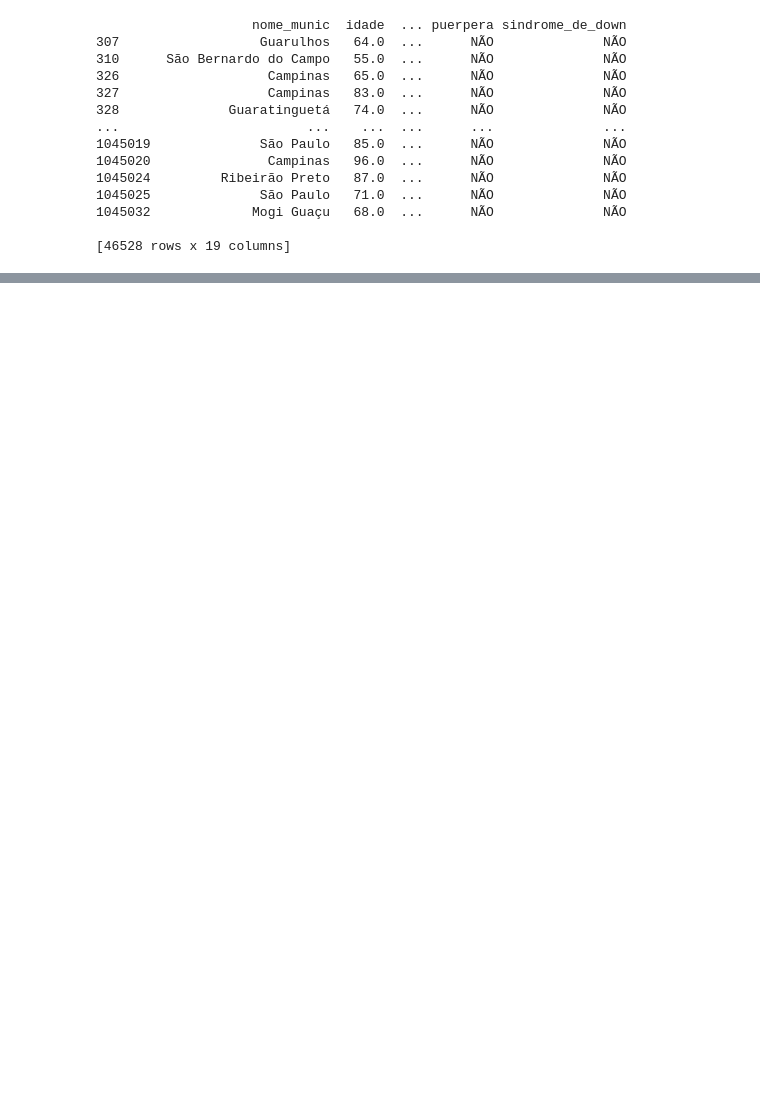
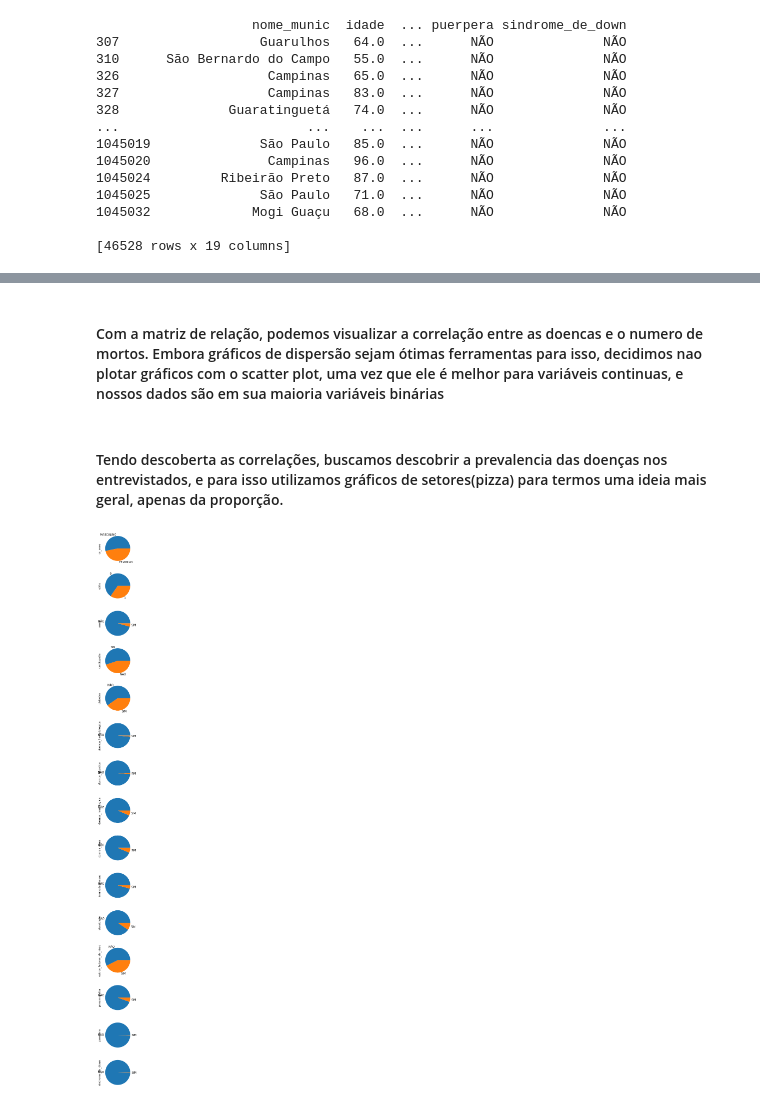
Before and after one commit to lhfaguiar/CDADOSP2, a Jupyter notebook: projeto.ipynb, the cells around one changed output, grey strips where cells are left out. Saved outputs shown, nothing was run; the diff lists cells and outputs as text; code cells hidden in the pictures; blank space fills up the shorter version.

```diff
--- a/projeto.ipynb
+++ b/projeto.ipynb
@@ -55,0 +106,18 @@ print(data)
+# %% [markdown]
+#### Com a matriz de relação, podemos visualizar a correlação entre as doencas e o numero de mortos. Embora gráficos de dispersão sejam ótimas ferramentas para isso, decidimos nao plotar gráficos com o scatter plot, uma vez que ele é melhor para variáveis continuas, e nossos dados são em sua maioria variáveis binárias
+# %% [markdown]
+#### Tendo descoberta as correlações, buscamos descobrir a prevalencia das doenças nos entrevistados, e para isso utilizamos gráficos de setores(pizza) para termos uma ideia mais geral, apenas da proporção.
+# %%
+plt.figure()
+i=1
+#print(data.columns)
+#lista para retirar dados que não pertecem a essa parte da analise
+lista_no_plot = ['nome_munic', 'idade', 'data_inicio_sintomas','diagnostico_covid19']
+for item in data.columns:
+  if item not in (lista_no_plot):
+    a = plt.subplot(16,1,i)
+    temp_frame = data[item].value_counts()
+    plot = temp_frame.plot.pie(y=item, figsize=(40, 40),ax=a)
+    i+=1
+# %% [output]
+[figure, added]
```
Also changed, not shown: parts of 8 cells of this notebook.
